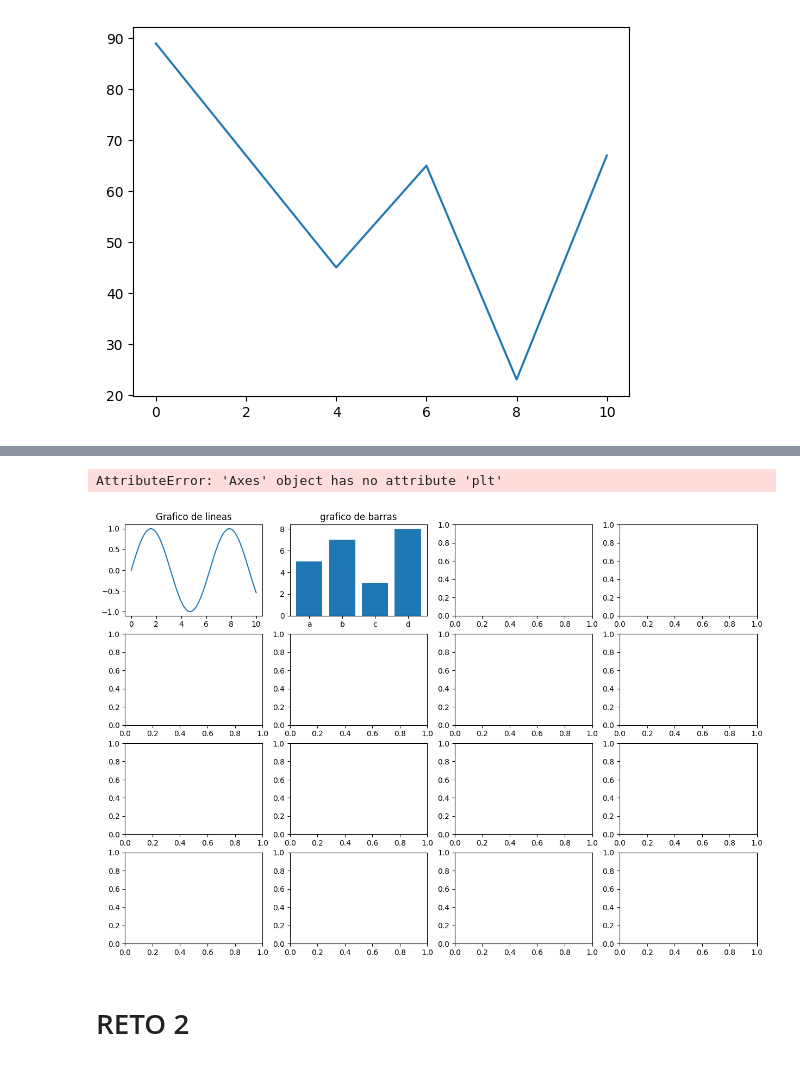
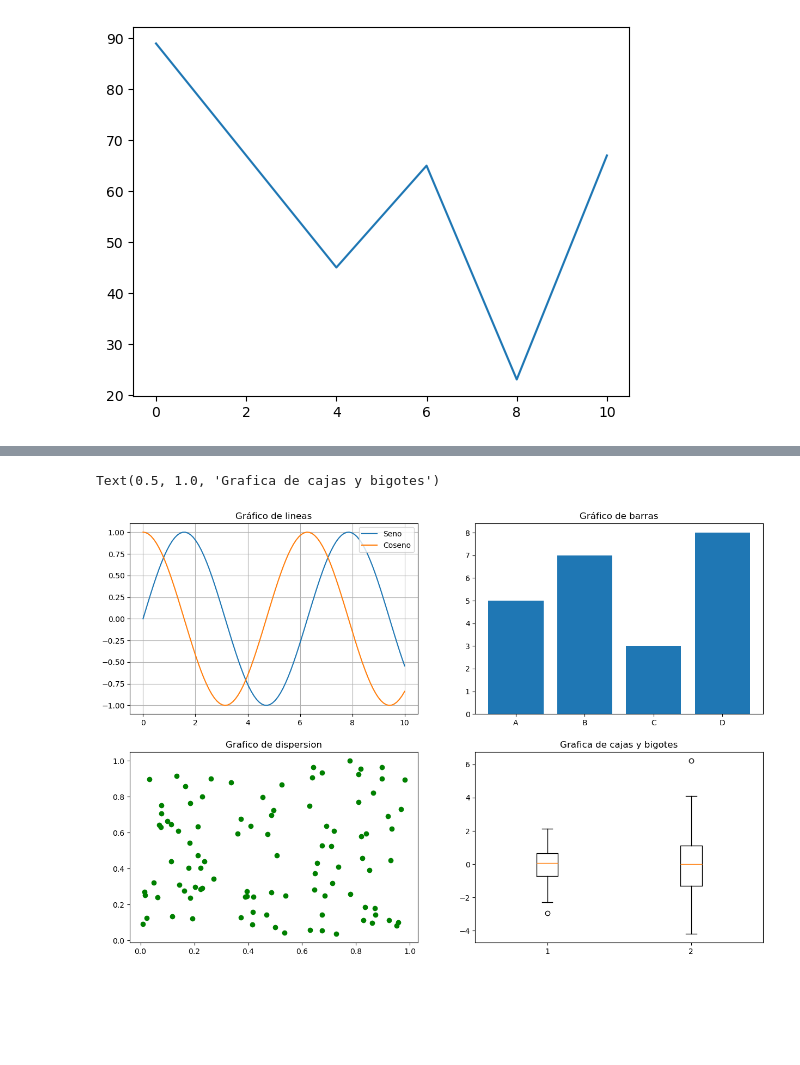
Before and after one commit to Fernando-chanbyte/Diplomado-IA, a Jupyter notebook: Modulo_3/2.Graficos.ipynb, the cells around one changed output, grey strips where cells are left out. Drawn from its saved outputs; the diff is of its cells as text; code cells hidden in the pictures; blank space fills up the shorter version.

```diff
--- a/Modulo_3/2.Graficos.ipynb
+++ b/Modulo_3/2.Graficos.ipynb
@@ -107,31 +106,32 @@ plt.show()
 # %%
 x = np.linspace(0,10,100)
 y1 = np.sin(x)
+y2 = np.cos(x)
 
-categorias = ['a', 'b', 'c', 'd']
+categorias = ['A','B','C','D']
 valores = [5,7,3,8]
 
-x2 = np.random.rand(50)
-y2 = np.random.rand(50)
+spx = np.random.rand(100)
+spy = np.random.rand(100)
+
+val = [np.random.normal (0,std,100) for std in range (1,3)]
 # %%
-fig, axs = plt.subplots(4,4, figsize = (15,10))
+fig, axs = plt.subplots(2,2, figsize = (15,10))
 
-axs[0,0].plot(x,y1)
-axs[0,0].set_title('Grafico de lineas')
+axs[0,0].plot(x,y1, label = 'Seno')
+axs[0,0].plot(x,y2,label= 'Coseno')
+axs[0,0].set_title('Gráfico de lineas')
+axs[0,0].legend(loc='upper right')
+axs[0,0].grid(True)
 
-axs[0,1].bar(categorias,valores)
-axs[0,1].set_title('grafico de barras')
+axs[0,1].bar(categorias, valores)
+axs[0,1].set_title('Gráfico de barras')
 
-axs[1,0].plt.scatter(x2,y2)
-axs[1,0].set.title('Grafico de dispersion')
+axs[1,0].scatter(spx,spy, color ="green")
+axs[1,0].set_title('Grafico de dispersion')
 
-axs[0,1].datos = [np.random.normal(0,std,100) for std in range(1,4)]
-axs[0,1].set.boxplot(datos,vert=True)
-
-
-plt.show()
+axs[1,1].boxplot(val)
+axs[1,1].set_title('Grafica de cajas y bigotes')
 # %% [output]
-AttributeError: 'Axes' object has no attribute 'plt'
+Text(0.5, 1.0, 'Grafica de cajas y bigotes')
-[figure, old version]
+[figure, new version]
-# %% [markdown]
-# RETO 2
```
Also changed, not shown: parts of 9 cells of this notebook, 4 other files.
